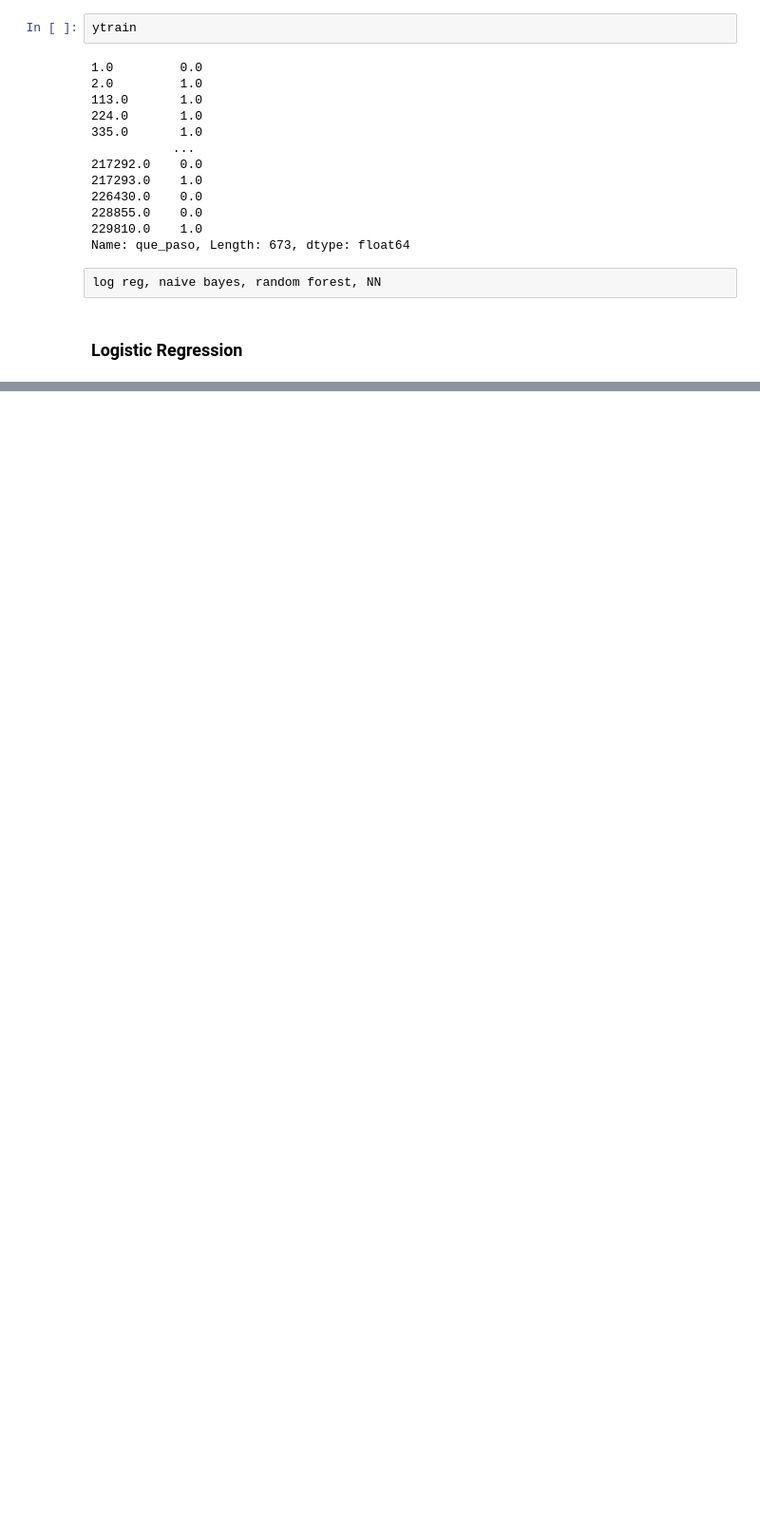
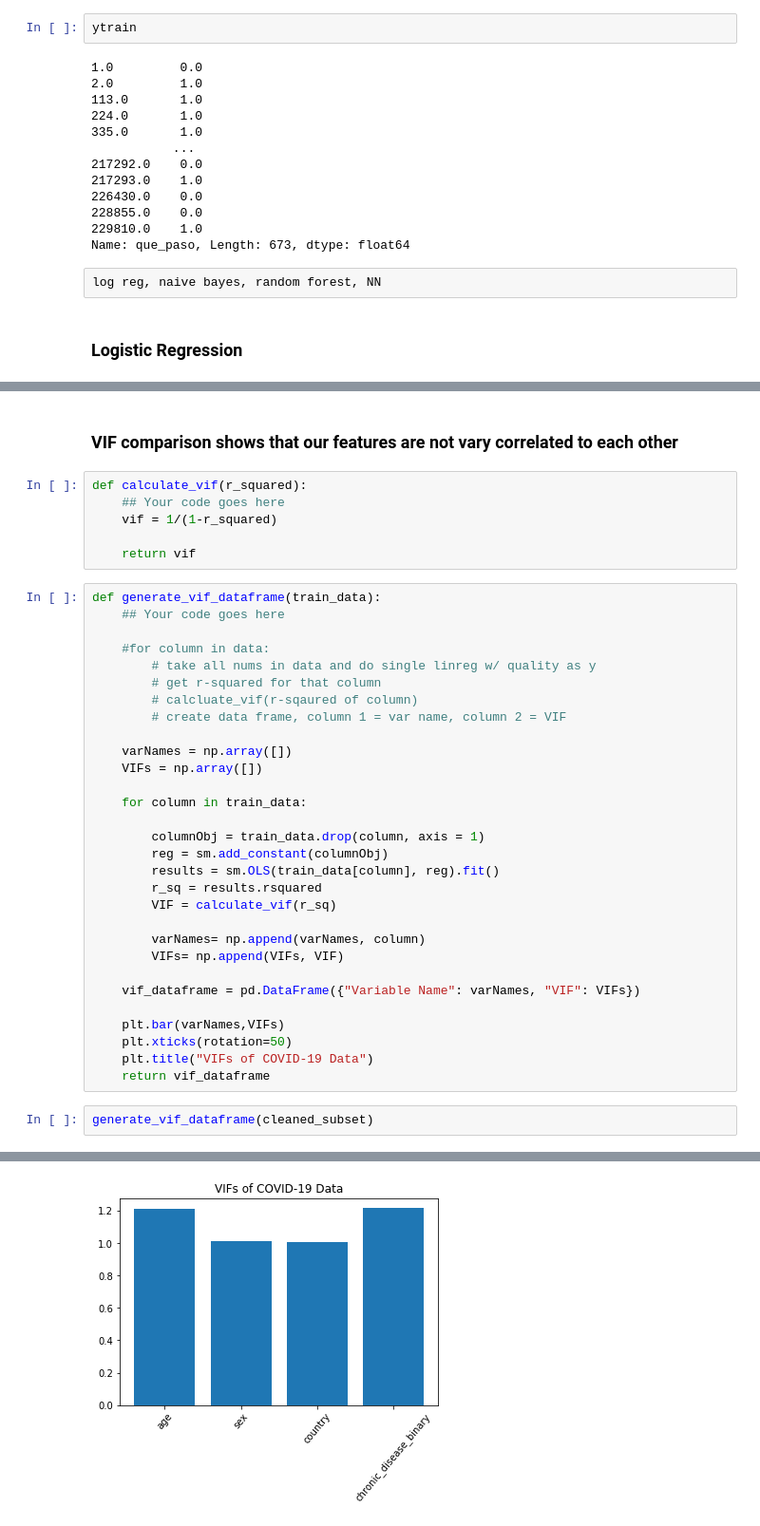
Before and after one commit to dukersss13/COVID-19-ML-Classification-Model, a Jupyter notebook: Nwerem.ipynb, the cells around one changed output, grey strips where cells are left out. Shown at 95% size. Cells and saved outputs as stored; diff of their text form; blank space fills up the shorter version.

```diff
--- a/Nwerem.ipynb
+++ b/Nwerem.ipynb
@@ -199,3 +208,44 @@ OLS Regression Results
 | Kurtosis: | 5.187 | Cond. No. | 163. |
 Warnings:
 [1] Standard Errors assume that the covariance matrix of the errors is correctly specified.
+# %% [markdown]
+### VIF comparison shows that our features are not vary correlated to each other
+# %%
+def calculate_vif(r_squared):
+    ## Your code goes here
+    vif = 1/(1-r_squared)
+
+    return vif
+# %%
+def generate_vif_dataframe(train_data):
+    ## Your code goes here
+
+    #for column in data:
+        # take all nums in data and do single linreg w/ quality as y
+        # get r-squared for that column
+        # calcluate_vif(r-sqaured of column)
+        # create data frame, column 1 = var name, column 2 = VIF
+
+    varNames = np.array([])
+    VIFs = np.array([])
+
+    for column in train_data:
+
+        columnObj = train_data.drop(column, axis = 1)
+        reg = sm.add_constant(columnObj)
+        results = sm.OLS(train_data[column], reg).fit()
+        r_sq = results.rsquared
+        VIF = calculate_vif(r_sq)
+
+        varNames= np.append(varNames, column)
+        VIFs= np.append(VIFs, VIF)
+
+    vif_dataframe = pd.DataFrame({"Variable Name": varNames, "VIF": VIFs})
+
+    plt.bar(varNames,VIFs)
+    plt.xticks(rotation=50)
+    plt.title("VIFs of COVID-19 Data")
+    return vif_dataframe
+# %%
+generate_vif_dataframe(cleaned_subset)
+# %% [output]
@@ -201,0 +257 @@ Warnings:
+[figure, added]
```
Also changed, not shown: parts of 8 cells of this notebook.
